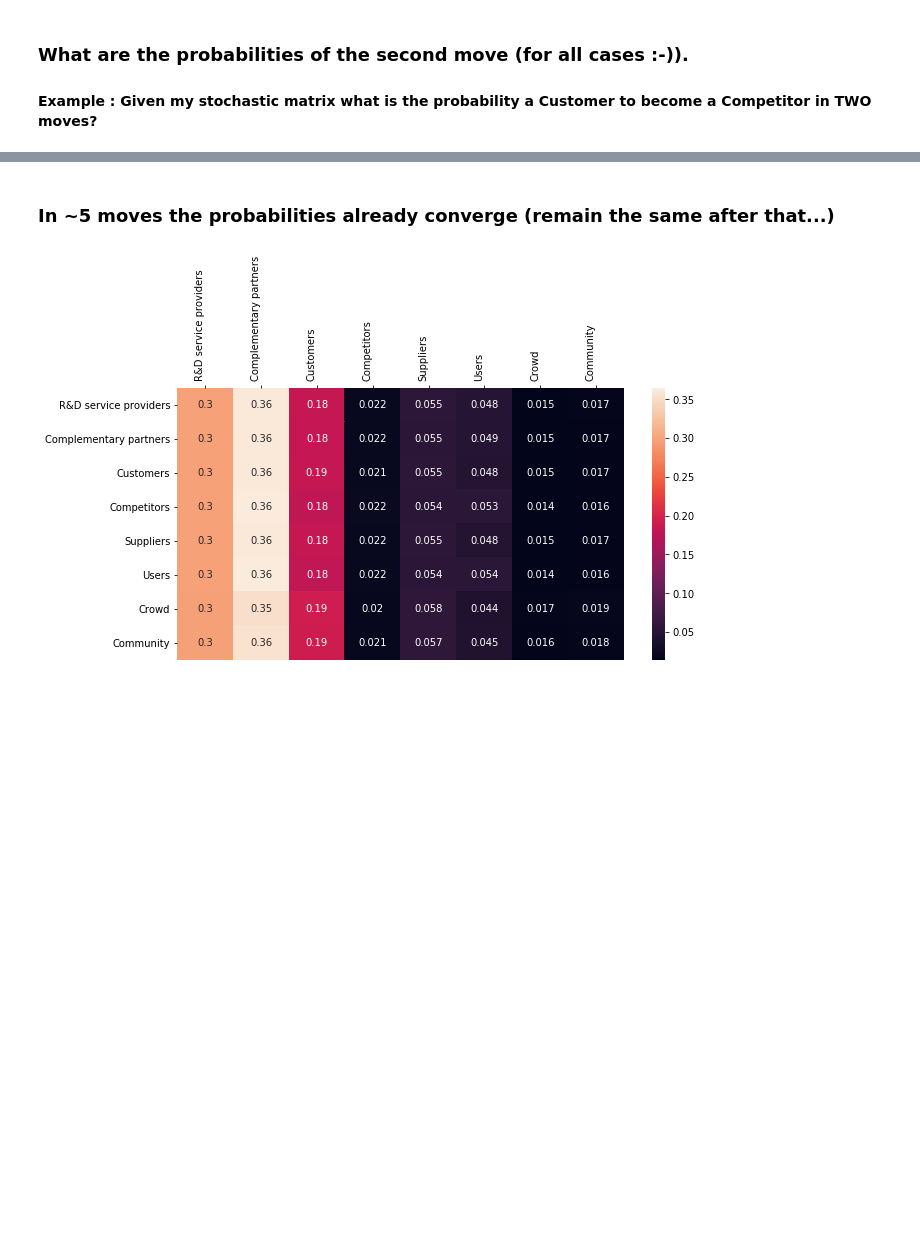
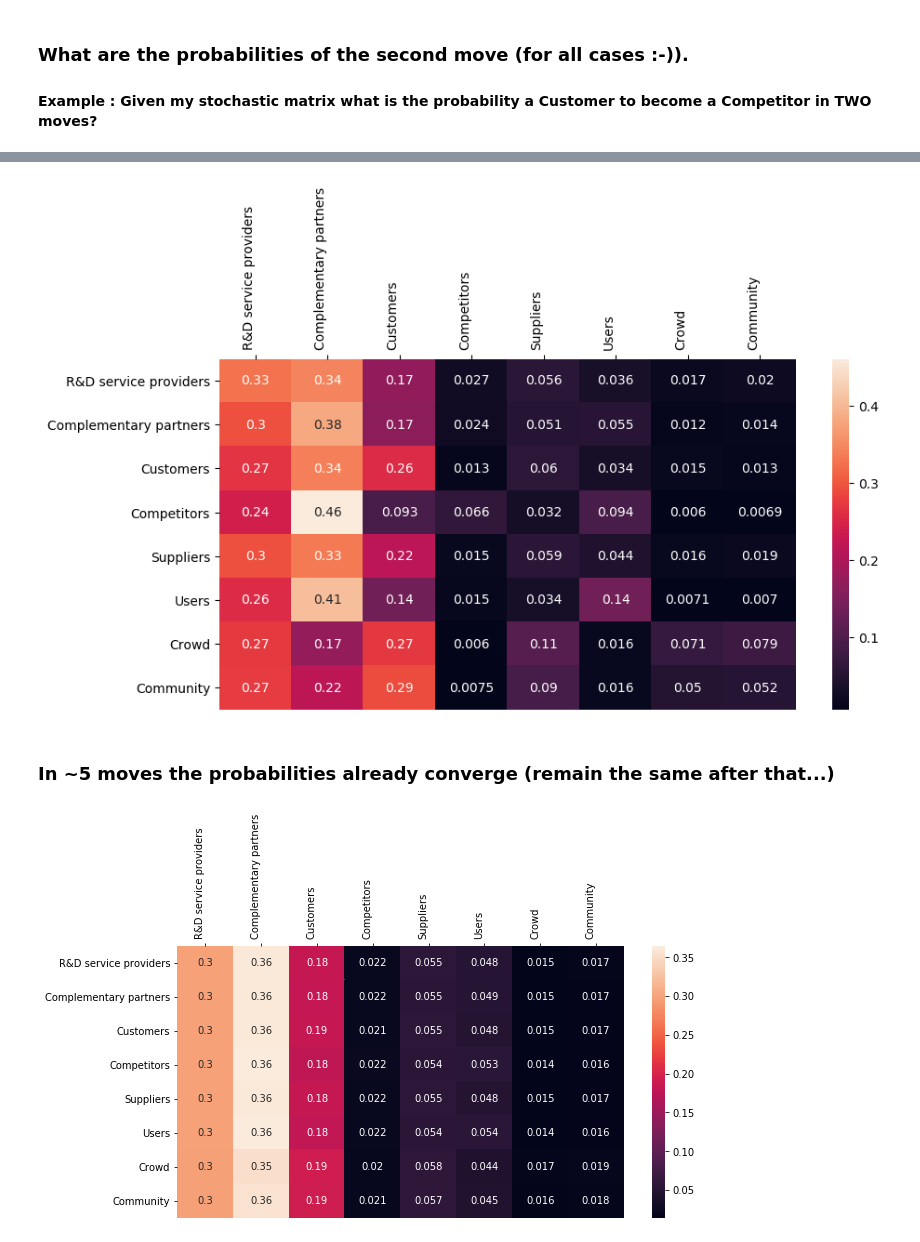
Before and after one commit to grstathis/oimoves, a Jupyter notebook: oimoves_pres.ipynb, the cells around one changed output, grey strips where cells are left out. Cells and saved outputs as stored; diff of their text form; code cells hidden in the pictures; blank space fills up the shorter version.

```diff
--- a/oimoves_pres.ipynb
+++ b/oimoves_pres.ipynb
@@ -97,0 +128,8 @@ Name: Innovating with, dtype: object
+# %%
+iomoves_thin_path_count_df = iomoves_thin_path_df.groupby('Num of CS').count().sort_values('oi_journey_number')
+cs_cases = iomoves_thin_path_count_df[iomoves_thin_path_count_df['oi_journey_number'] > 2].\
+reset_index()['Num of CS'].to_list()
+#cs_cases
+# %%
+iomoves_thin_path2_df =iomoves_thin_path_df[iomoves_thin_path_df['Num of CS'].isin(cs_cases)]
+iomoves_thin_path2_df[iomoves_thin_path2_df['oi_journey_number'] <=2]
@@ -190,0 +318,9 @@ c_plot = plt.xticks(rotation=90, horizontalalignment='right', fontweight='light'
+# %%
+oi_tuples2 = iomoves_thin_path2_df.sort_values(['Num of CS','oi_journey_number']).groupby('Num of CS').apply(make_pairs)
+oi_tuples2_df = pd.DataFrame(oi_tuples2).reset_index().rename({0:'oi_moves'},axis=1)
+flat_oi_moves2_l = [item for sublist in oi_tuples2_df['oi_moves'].values for item in sublist]
+flat_oi_moves2_df = pd.DataFrame(flat_oi_moves2_l).rename({0:'oi_moves_in',1:'oi_moves_out'},axis=1)
+conf_m2 = confusion_matrix(flat_oi_moves2_df['oi_moves_in'], flat_oi_moves2_df['oi_moves_out'],labels=labels)
+conf_m2_df = pd.DataFrame(conf_m2, index=labels, columns=labels)
+conf_mp2_df = (conf_m2_df.T /conf_m2_df.T.sum()).T
+conf_mp2_df
@@ -191,3 +337,10 @@ c_plot = plt.xticks(rotation=90, horizontalalignment='right', fontweight='light'
+# %%
+plt.figure(figsize=(10,5))
+chart =sns.heatmap(pd.DataFrame(matrix_power(conf_mp2_df.to_numpy(), 2), index=labels, columns=labels), annot=True)
+chart.xaxis.tick_top()
+c_plot = plt.xticks(rotation=90, horizontalalignment='right', fontweight='light')
+# %% [output]
+[figure, added]
 # %% [markdown]
 ### In  ~5 moves the probabilities already converge (remain the same after that...)
 # %%
```
Also changed, not shown: parts of 16 cells of this notebook, 3 other files.
